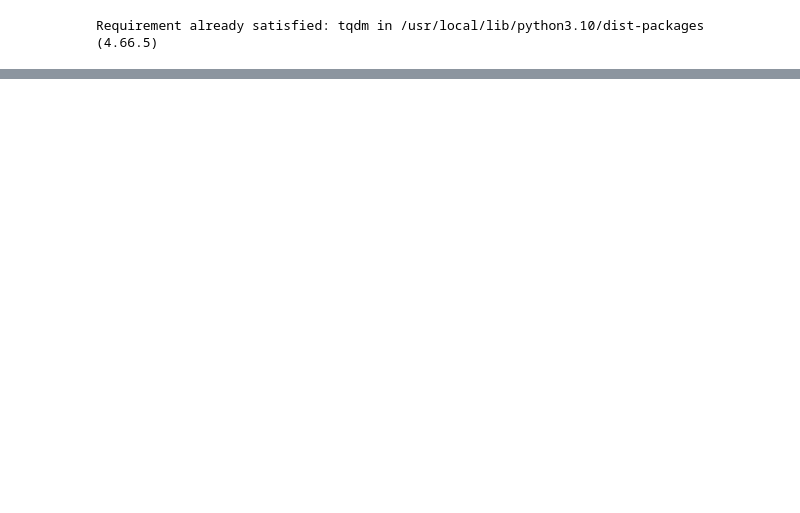
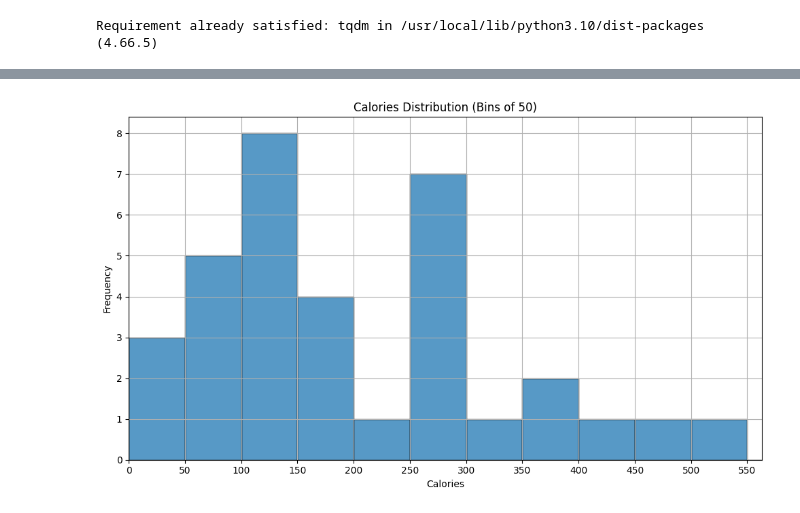
Before and after one commit to simulate111/Data-Science_2024, a Jupyter notebook: Mini Project 1 – What should I cook tonight.ipynb, the cells around one changed output, grey strips where cells are left out. Saved outputs shown, nothing was run; the diff lists cells and outputs as text; code cells hidden in the pictures; blank space fills up the shorter version.

```diff
--- a/Mini Project 1 – What should I cook tonight.ipynb
+++ b/Mini Project 1 – What should I cook tonight.ipynb
@@ -110,0 +128,31 @@ Total recipes collected: 17
+# %%
+import pandas as pd
+import matplotlib.pyplot as plt
+import seaborn as sns
+
+# Ensure 'Calories' column is numeric
+df['Calories'] = pd.to_numeric(df['Calories'], errors='coerce')
+
+# Define the maximum limit for the data
+max_limit = df['Calories'].max() + 50 if not df['Calories'].isnull().all() else 300  # Adjust if needed
+bin_size = 50
+
+# Calculate bins dynamically
+bins = range(0, int(max_limit) + bin_size, bin_size)  # Create bins based on max limit
+
+# Plotting Calories Distribution
+plt.figure(figsize=(10, 6))
+sns.histplot(df['Calories'], bins=bins, kde=False)  # Set kde=False to show just the histogram
+plt.title('Calories Distribution (Bins of 50)')
+plt.xlabel('Calories')
+plt.ylabel('Frequency')
+
+# Set x-ticks to show the bin values as labels
+plt.xticks(bins)  # Show the bin values as labels (0, 50, 100, etc.)
+plt.xlim(0, int(max_limit))  # Adjust the x-axis limits to match your bin range
+
+plt.grid()
+plt.tight_layout()  # Ensure everything fits well
+plt.show()
+# %% [output]
+[figure, added]
```
Also changed, not shown: parts of 5 cells of this notebook.
